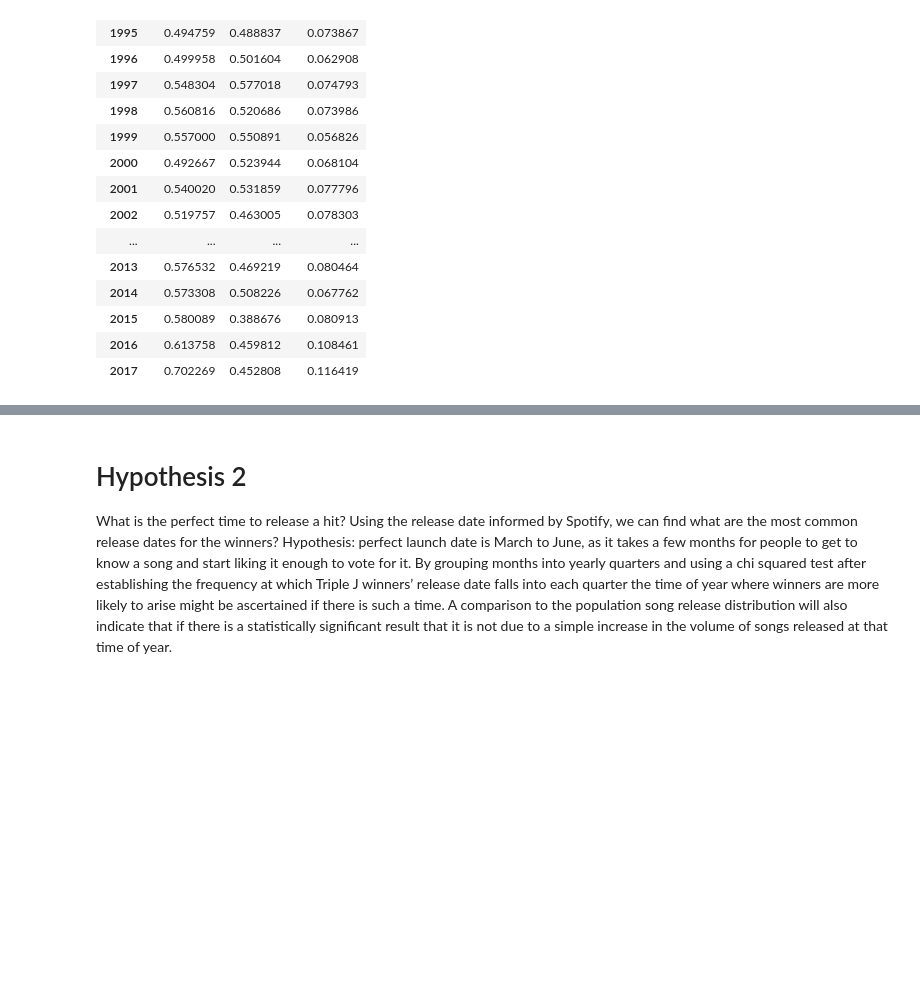
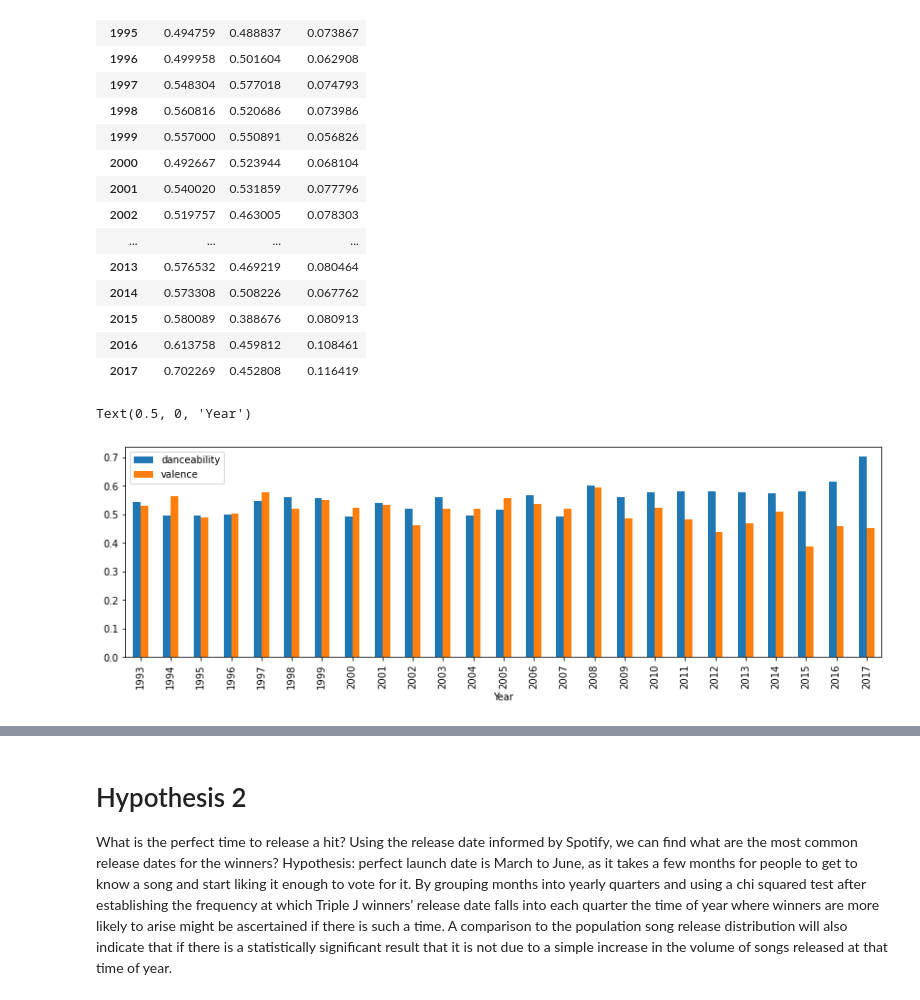
Before and after one commit to relaernu/project_1, a Jupyter notebook: Notebooks/some_analysed.ipynb, the cells around one changed output, grey strips where cells are left out. Saved outputs shown, nothing was run; the diff lists cells and outputs as text; code cells hidden in the pictures; blank space fills up the shorter version.

```diff
--- a/Notebooks/some_analysed.ipynb
+++ b/Notebooks/some_analysed.ipynb
@@ -246,3 +233,10 @@ hpt1_df
 | 2015 | 0.580089 | 0.388676 | 0.080913 |
 | 2016 | 0.613758 | 0.459812 | 0.108461 |
 | 2017 | 0.702269 | 0.452808 | 0.116419 |
+# %%
+# To show Triple J mean danceability, valence
+ax = hpt1_df.plot.bar(y=["danceability", "valence"],figsize=(14,4))
+ax.set_xlabel("Year")
+# %% [output]
+Text(0.5, 0, 'Year')
+[figure, added]
```
Also changed, not shown: parts of 31 cells of this notebook, 1 other file.
